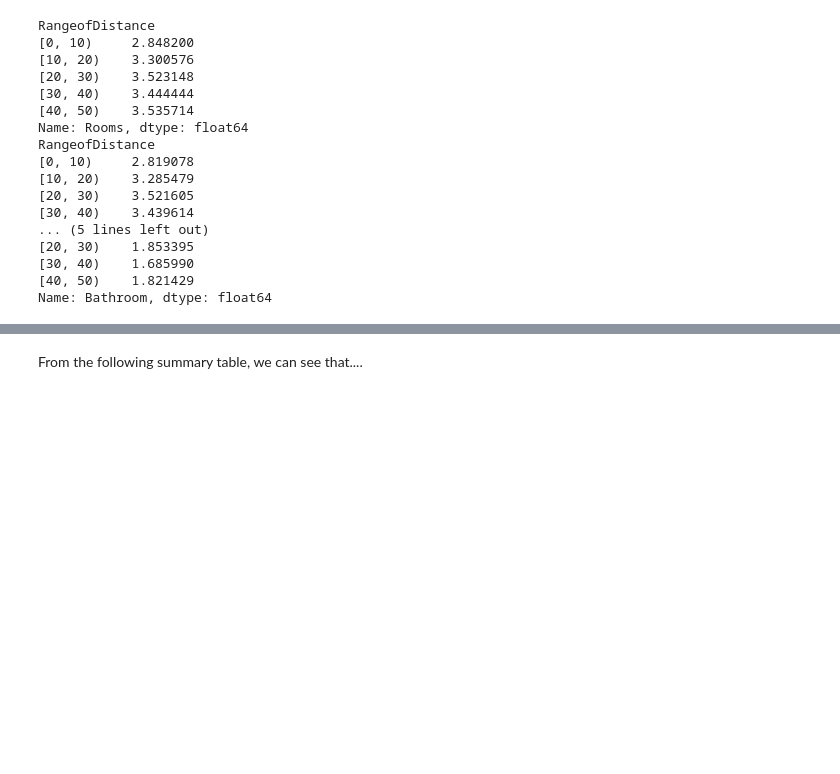
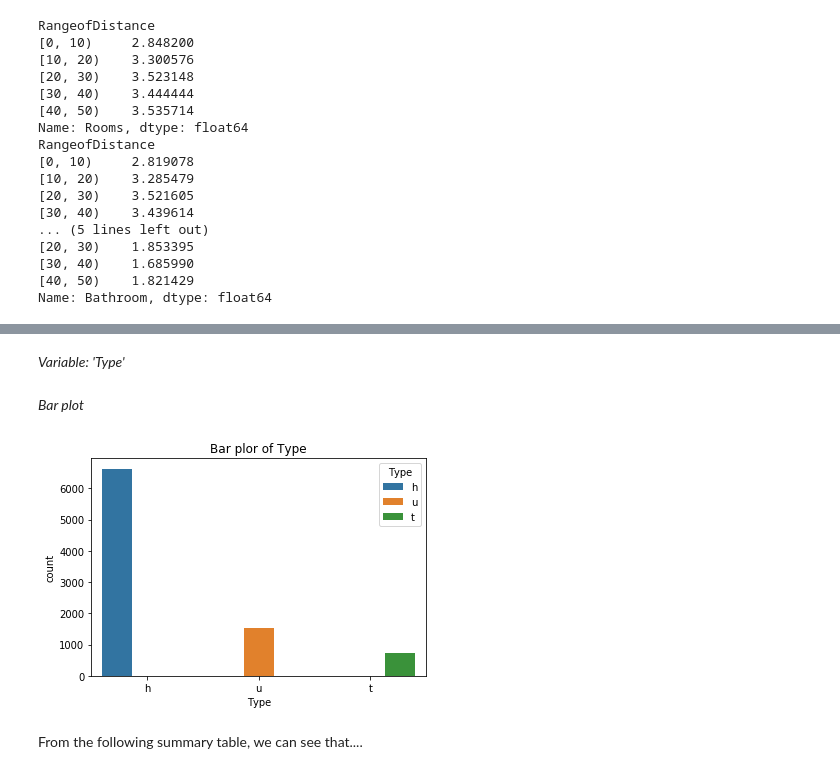
Before and after one commit to HuijunYan93/Data-Enthusiast, a Jupyter notebook: First Final Try.ipynb, the cells around one changed output, grey strips where cells are left out. Drawn from its saved outputs; the diff is of its cells as text; code cells hidden in the pictures; blank space fills up the shorter version.

```diff
--- a/First Final Try.ipynb
+++ b/First Final Try.ipynb
@@ -251,3 +328,13 @@ sns.countplot(data = df, hue = 'Type',x = 'Type')
+# %% [markdown]
+_Variable: 'Type'_
+# %% [markdown]
+_Bar plot_
+# %%
+sns.countplot(data = df, hue = 'Type',x = 'Type')
+plt.title("Bar plor of Type")
+plt.show()
+# %% [output]
+[figure, added]
 # %% [markdown]
    From the following summary table, we can see that....
 # %%
```
Also changed, not shown: parts of 130 cells of this notebook.
